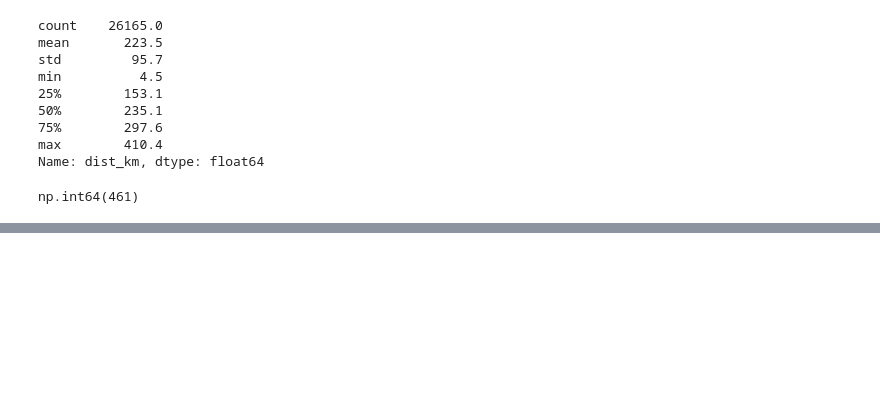
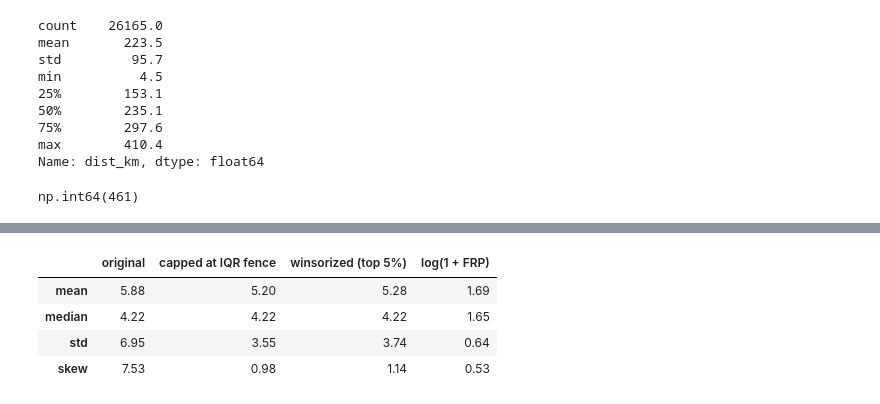
Before and after one commit to khushishahs02/EDA-Group-Project, a Jupyter notebook: notebooks/fire_analysis_cleaning.ipynb, the cells around one changed output, grey strips where cells are left out. Saved outputs shown, nothing was run; the diff lists cells and outputs as text; code cells hidden in the pictures; blank space fills up the shorter version.

```diff
--- a/notebooks/fire_analysis_cleaning.ipynb
+++ b/notebooks/fire_analysis_cleaning.ipynb
@@ -211,0 +238,17 @@ plt.show()
+# %%
+frp = fires["frp"]
+_, high_fence = iqr_bounds(frp)
+
+frp_versions = pd.DataFrame({
+    "original": frp,
+    "capped at IQR fence": frp.clip(upper=high_fence),
+    "winsorized (top 5%)": pd.Series(np.asarray(winsorize(frp.values, limits=[0, 0.05])), index=frp.index),
+    "log(1 + FRP)": np.log1p(frp),
+})
+frp_versions.agg(["mean", "median", "std", "skew"]).round(2)
+# %% [output]
+|  | original | capped at IQR fence | winsorized (top 5%) | log(1 + FRP) |
+| mean | 5.88 | 5.20 | 5.28 | 1.69 |
+| median | 4.22 | 4.22 | 4.22 | 1.65 |
+| std | 6.95 | 3.55 | 3.74 | 0.64 |
+| skew | 7.53 | 0.98 | 1.14 | 0.53 |
```
Also changed, not shown: parts of 9 cells of this notebook.
